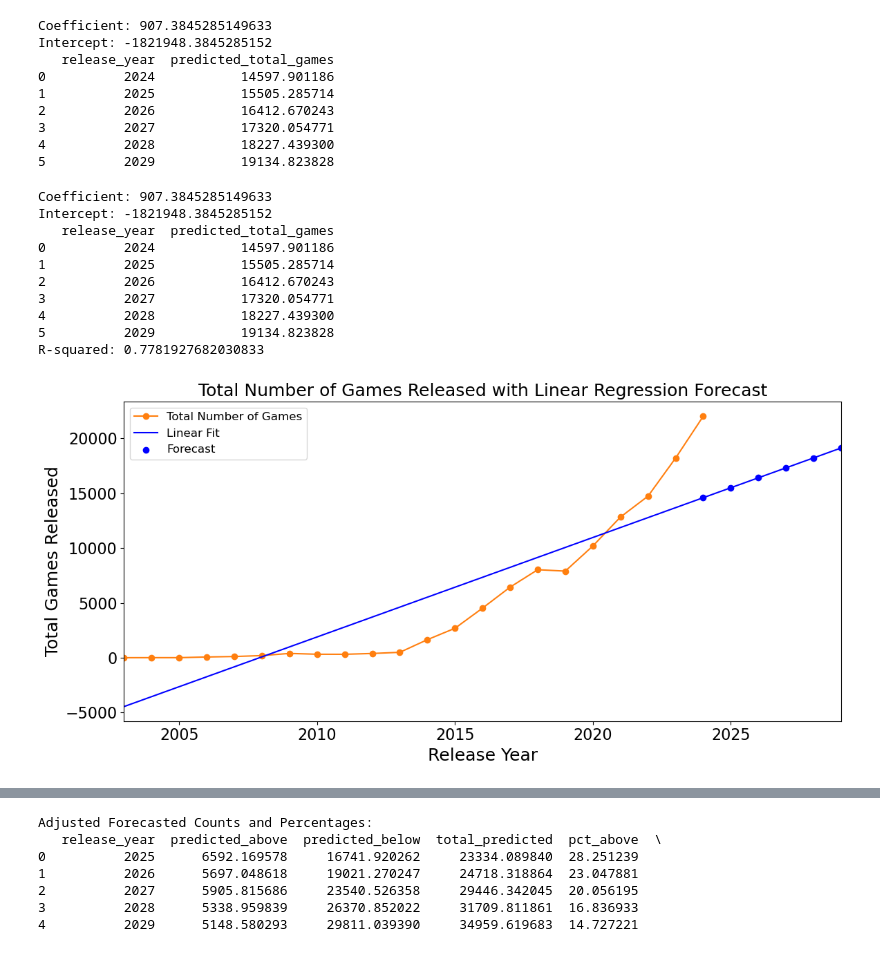
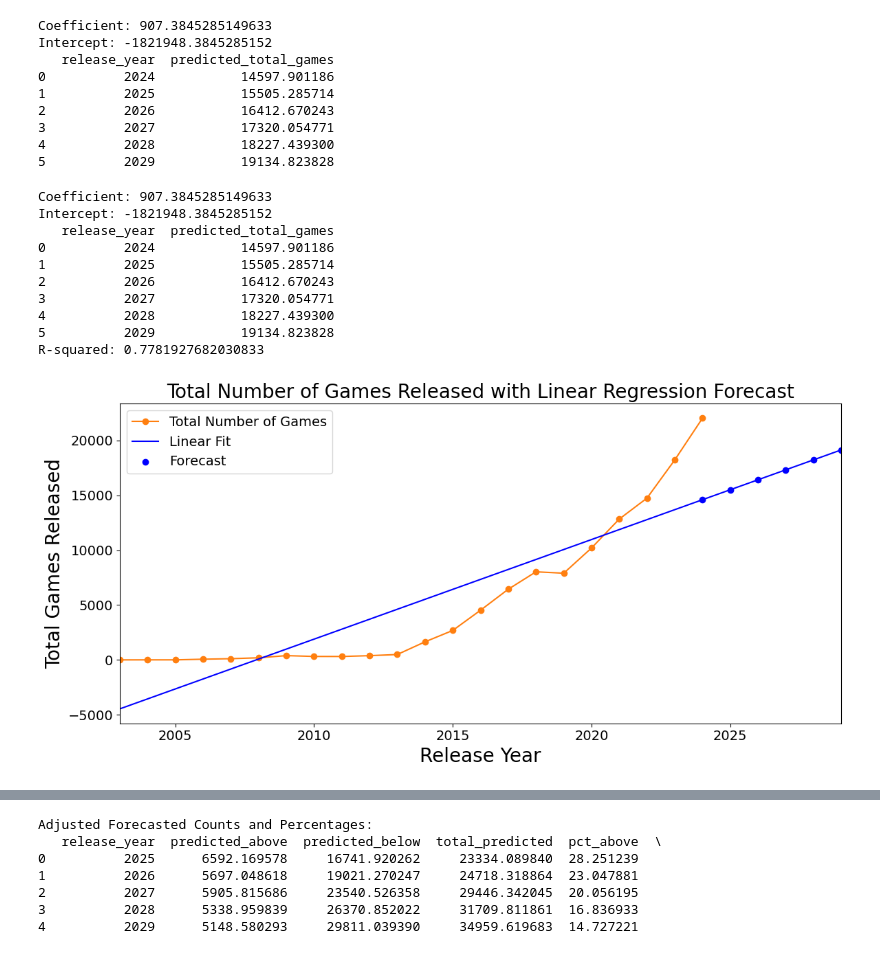
Before and after one commit to KianBahia/Steam-Data-Science-Report, a Jupyter notebook: attempt2.ipynb, the cells around one changed output, grey strips where cells are left out. Drawn from its saved outputs; the diff is of its cells as text; code cells hidden in the pictures.

```diff
--- a/attempt2.ipynb
+++ b/attempt2.ipynb
@@ -264,6 +268,11 @@ Intercept: -1821948.3845285152
 4          2028           18227.439300
 5          2029           19134.823828
 # %%
+# Define font size variables
+title_fontsize = 20
+axis_label_fontsize = 20
+tick_label_fontsize = 14
+legend_fontsize = 14
 
 total_games_2003 = total_games[total_games['release_year'] >= 2003].copy()
 
@@ -284,41 +293,40 @@ all_years = np.sort(all_years)
 
 all_predictions = lin_reg.predict(all_years.reshape(-1, 1))
 
-
 y_predicted = lin_reg.predict(X)
 r2 = r2_score(y, y_predicted)
 print("R-squared:", r2)
 
 plt.figure(figsize=(12, 6))
 
 plt.plot(total_games['release_year'], total_games['total_games'], marker='o', color='#ff7f0f', label="Total Number of Games")
-
 plt.plot(all_years, all_predictions, color='blue', label='Linear Fit')
 plt.scatter(forecast_df['release_year'], forecast_df['predicted_total_games'], marker='o', color='blue', label='Forecast')
 
-plt.xlabel('Release Year', fontsize=18)
-plt.ylabel('Total Games Released', fontsize=18)
-plt.title('Total Number of Games Released with Linear Regression Forecast', fontsize=18)
+# Use font size variables
+plt.xlabel('Release Year', fontsize=axis_label_fontsize)
+plt.ylabel('Total Games Released', fontsize=axis_label_fontsize)
+plt.title('Total Number of Games Released with Linear Regression Forecast', fontsize=title_fontsize)
 plt.xlim(2003, 2029)
-plt.legend(fontsize=12)
+plt.legend(fontsize=legend_fontsize)
 
-plt.tick_params(axis='both', which='major', labelsize=16)
+plt.tick_params(axis='both', which='major', labelsize=tick_label_fontsize)
 
 plt.tight_layout()
 plt.savefig('regression.pdf', format='pdf', bbox_inches='tight')
 plt.show()
 # %% [output]
 Coefficient: 907.3845285149633
 Intercept: -1821948.3845285152
    release_year  predicted_total_games
 0          2024           14597.901186
 1          2025           15505.285714
 2          2026           16412.670243
 3          2027           17320.054771
 4          2028           18227.439300
 5          2029           19134.823828
 R-squared: 0.7781927682030833
-[figure, old version]
+[figure, new version]
 # %%
 
 total_games_2003 = total_games[total_games['release_year'] >= 2003].copy()
```
Also changed, not shown: parts of 2 cells of this notebook, 3 other files.
